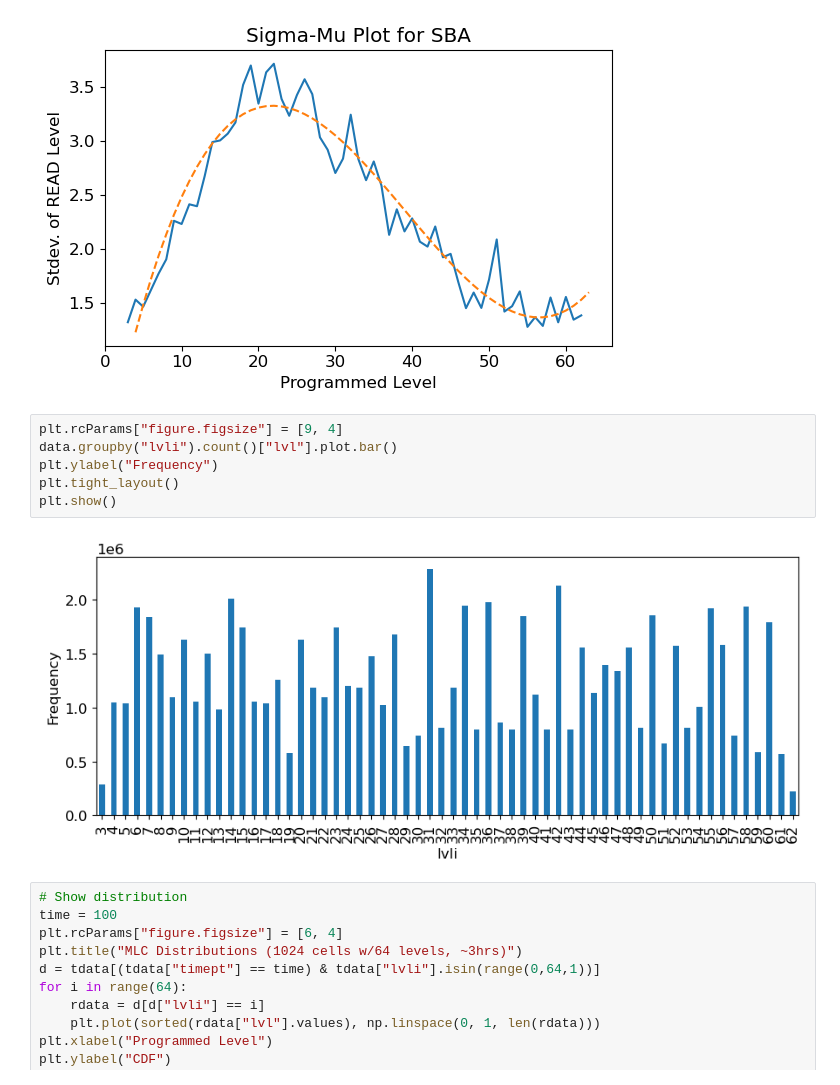
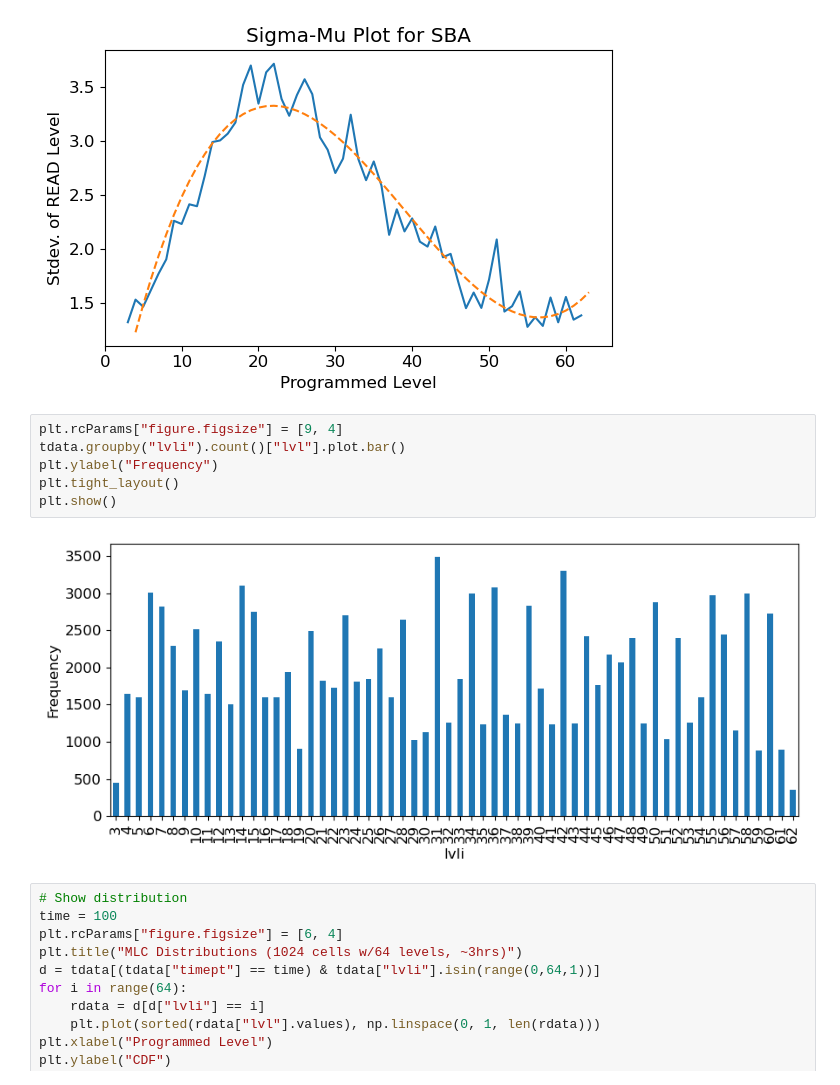
Before and after one commit to akashlevy/ember-python, a Jupyter notebook: analysis/characterizations.ipynb, the cells around one changed output. Saved outputs shown, nothing was run; the diff lists cells and outputs as text.

```diff
--- a/analysis/characterizations.ipynb
+++ b/analysis/characterizations.ipynb
@@ -222,12 +236,12 @@ plt.show()
 [figure]
 # %%
 plt.rcParams["figure.figsize"] = [9, 4]
-data.groupby("lvli").count()["lvl"].plot.bar()
+tdata.groupby("lvli").count()["lvl"].plot.bar()
 plt.ylabel("Frequency")
 plt.tight_layout()
 plt.show()
 # %% [output]
-[figure, old version]
+[figure, new version]
 # %%
 # Show distribution
 time = 100
```
Also changed, not shown: parts of 1 cell of this notebook.
